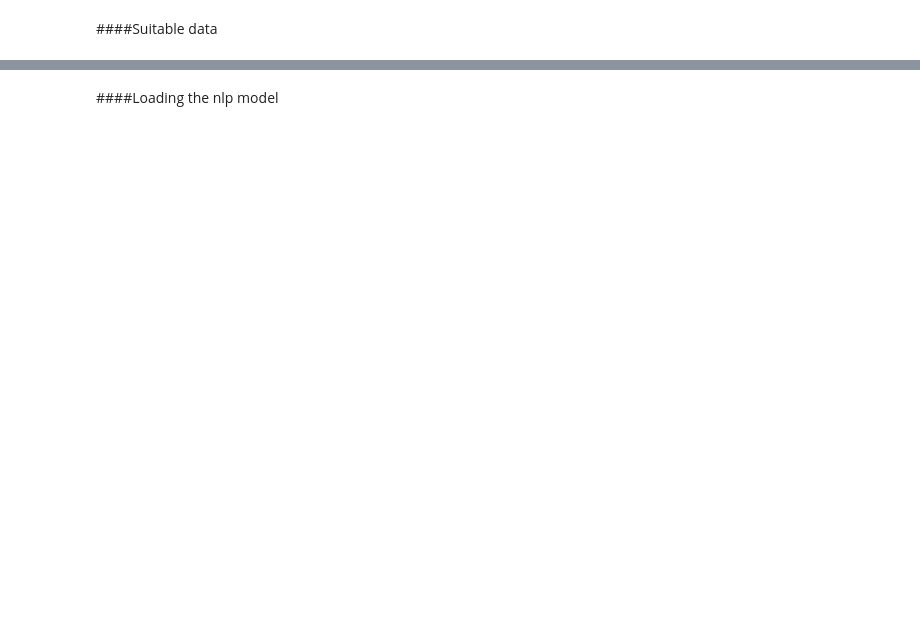
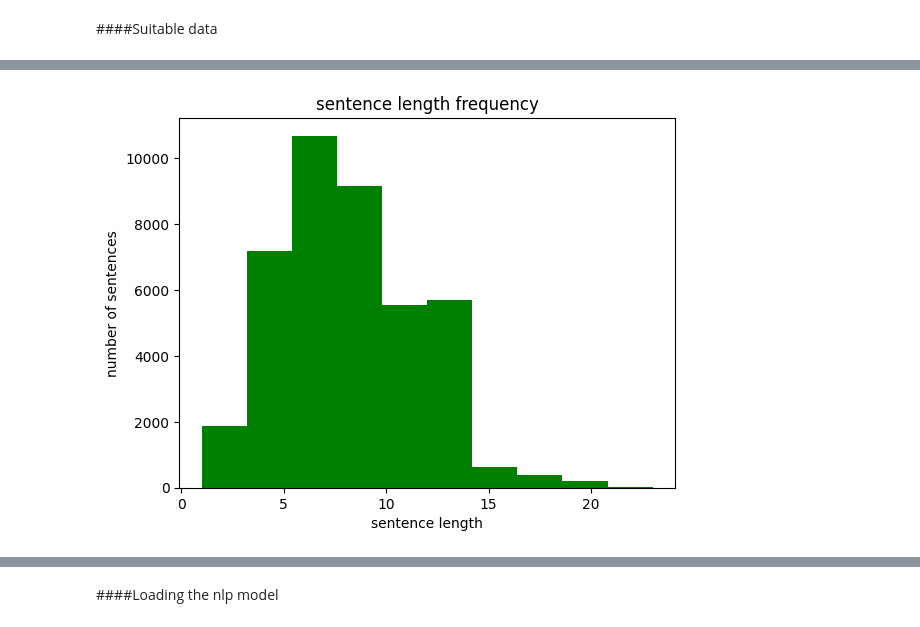
Before and after one commit to AAhmadS/Joint-latent-space-learning, a Jupyter notebook: NLP_HW3.ipynb, the cells around one changed output, grey strips where cells are left out. Drawn from its saved outputs; the diff is of its cells as text; code cells hidden in the pictures; blank space fills up the shorter version.

```diff
--- a/NLP_HW3.ipynb
+++ b/NLP_HW3.ipynb
@@ -172,11 +193,13 @@ for item in news:
     except(FileNotFoundError, IOError):
       continue
 # %%
-plt.hist([len(tokenizer.encode(text)) for text in text_title_list_final], colour = 'g')
+plt.hist([len(tokenizer.encode(text)) for text in text_title_list_final],color='g')
 plt.title("sentence length frequency")
-plt.ytitle("number of sentences")
-plt.xtitle("sentence length")
+plt.ylabel("number of sentences")
+plt.xlabel("sentence length")
 plt.show()
+# %% [output]
+[figure, added]
 # %%
 max_seq = max([len(tokenizer.encode(text)) for text in text_title_list_final])
 
```
Also changed, not shown: parts of 24 cells of this notebook.
